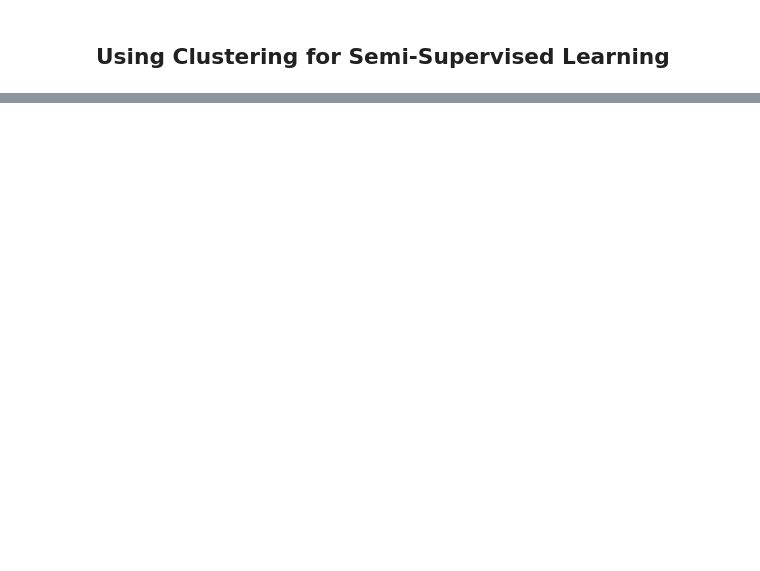
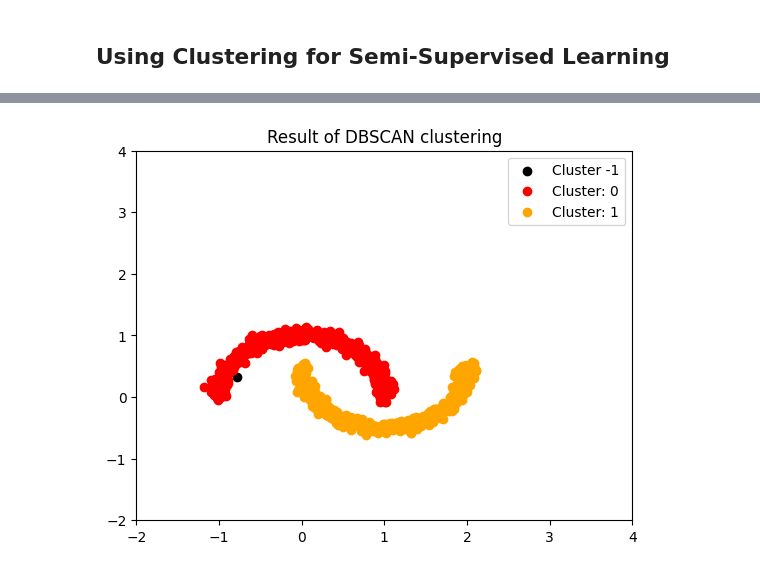
Before and after one commit to Thoalfeqar-gata/Hands-on-machine-learing-, a Jupyter notebook: Unsupervised Learning/main.ipynb, the cells around one changed output, grey strips where cells are left out. Drawn from its saved outputs; the diff is of its cells as text; code cells hidden in the pictures; blank space fills up the shorter version.

```diff
--- a/Unsupervised Learning/main.ipynb
+++ b/Unsupervised Learning/main.ipynb
@@ -346,0 +368,15 @@ grid_clf.best_params_
+# %%
+percentile_closest = 20
+#get the lowest cluster distance of each sample
+X_cluster_dist = np.min(X_digits_dist, axis = 1)
+
+for i in range(k):
+    in_cluster = (kmeans.labels_ == i)
+    cluster_dist = X_cluster_dist[in_cluster]
+    cutoff_distance = np.percentile(cluster_dist, percentile_closest)
+    above_cutoff = (X_cluster_dist > cutoff_distance)
+    X_cluster_dist[in_cluster & above_cutoff] = -1
+
+partially_propagated = (X_cluster_dist != -1)
+X_train_partially_propagated = X_train[partially_propagated]
+y_train_partially_propagated = y_train_propagated[partially_propagated]
@@ -346,0 +422,24 @@ grid_clf.best_params_
+# %%
+clusters = np.unique(dbscan.labels_)
+colors_and_labels = [
+    ('black', 'Cluster -1'),
+    ('red', 'Cluster: 0'),
+    ('orange', 'Cluster: 1'),
+    ('yellow', 'Cluster: 2'),
+    ('green', 'Cluster: 3'),
+    ('blue', 'Cluster: 4'),
+    ('purple', 'Cluster: 5'),
+    ('pink', 'Cluster: 6'),
+    ('cyan', 'Cluster: 7')
+]
+
+
+for i, cluster in enumerate(clusters):
+    plt.scatter(X[dbscan.labels_ == clusters[i], 0], X[dbscan.labels_ == clusters[i], 1], color = colors_and_labels[i][0], label = str(colors_and_labels[i][1]))
+plt.legend(loc = 'best')
+plt.xlim([-2, 4])
+plt.ylim([-2, 4])
+plt.title('Result of DBSCAN clustering')
+plt.show()
+# %% [output]
+[figure, added]
```
Also changed, not shown: parts of 35 cells of this notebook.
